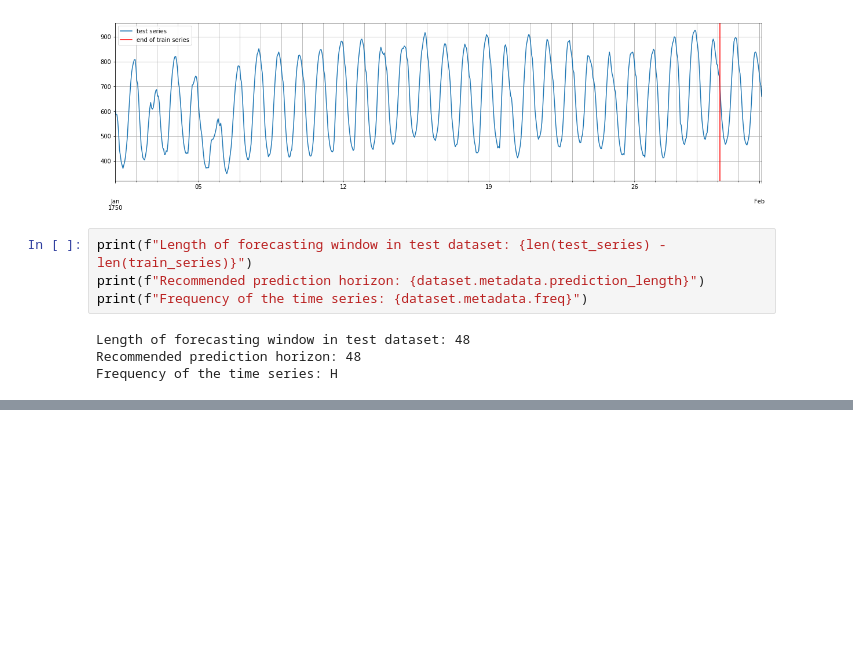
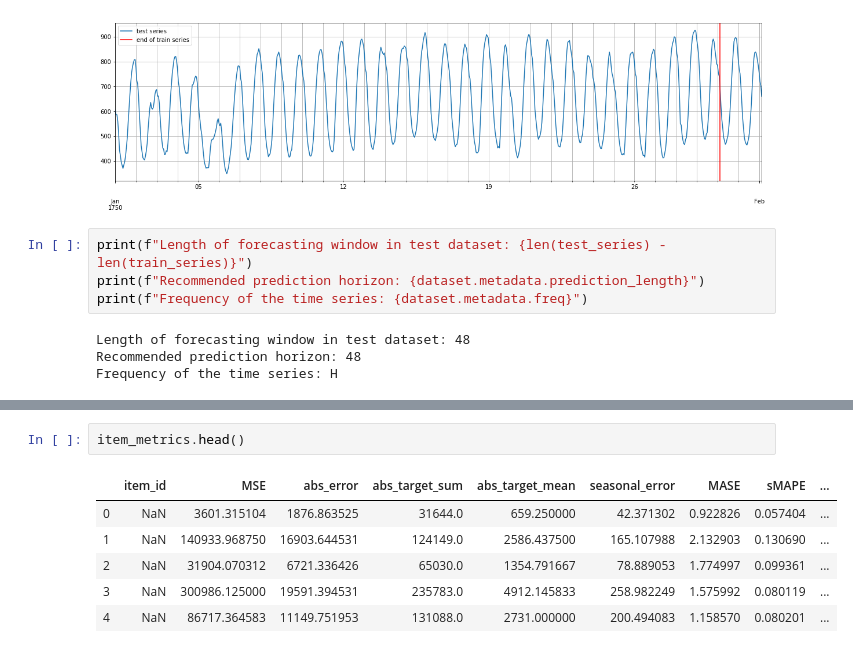
Before and after one commit to VincentVillet/gluonts_exploration, a Jupyter notebook: quick_start_tutorial.ipynb, the cells around one changed output, grey strips where cells are left out. Cells and saved outputs as stored; diff of their text form; blank space fills up the shorter version.

```diff
--- a/quick_start_tutorial.ipynb
+++ b/quick_start_tutorial.ipynb
@@ -54,0 +199,9 @@ Frequency of the time series: H
+# %%
+item_metrics.head()
+# %% [output]
+|  | item_id | MSE | abs_error | abs_target_sum | abs_target_mean | seasonal_error | MASE | sMAPE | ... |
+| 0 | NaN | 3601.315104 | 1876.863525 | 31644.0 | 659.250000 | 42.371302 | 0.922826 | 0.057404 | ... |
+| 1 | NaN | 140933.968750 | 16903.644531 | 124149.0 | 2586.437500 | 165.107988 | 2.132903 | 0.130690 | ... |
+| 2 | NaN | 31904.070312 | 6721.336426 | 65030.0 | 1354.791667 | 78.889053 | 1.774997 | 0.099361 | ... |
+| 3 | NaN | 300986.125000 | 19591.394531 | 235783.0 | 4912.145833 | 258.982249 | 1.575992 | 0.080119 | ... |
+| 4 | NaN | 86717.364583 | 11149.751953 | 131088.0 | 2731.000000 | 200.494083 | 1.158570 | 0.080201 | ... |
```
Also changed, not shown: parts of 31 cells of this notebook, 1 other file.
